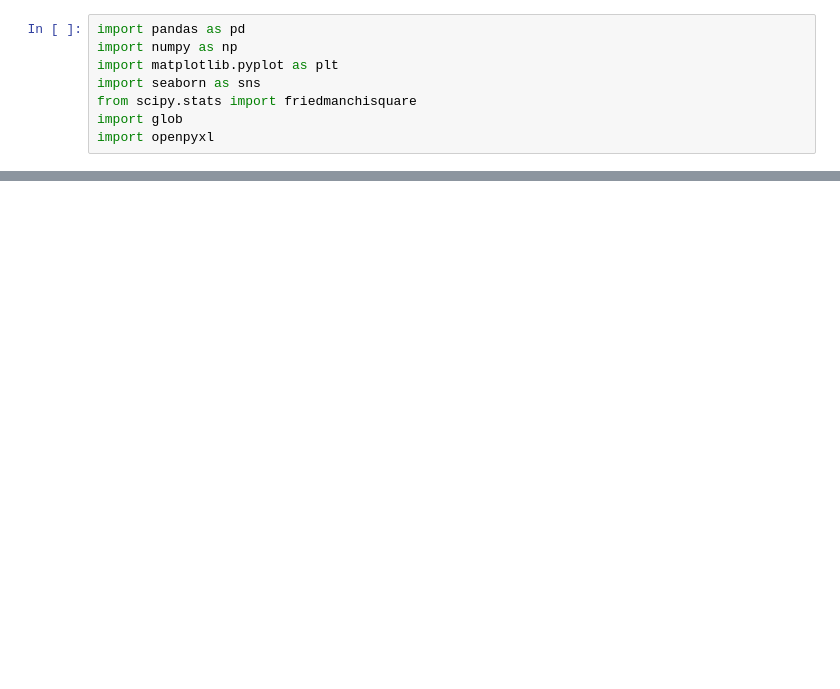
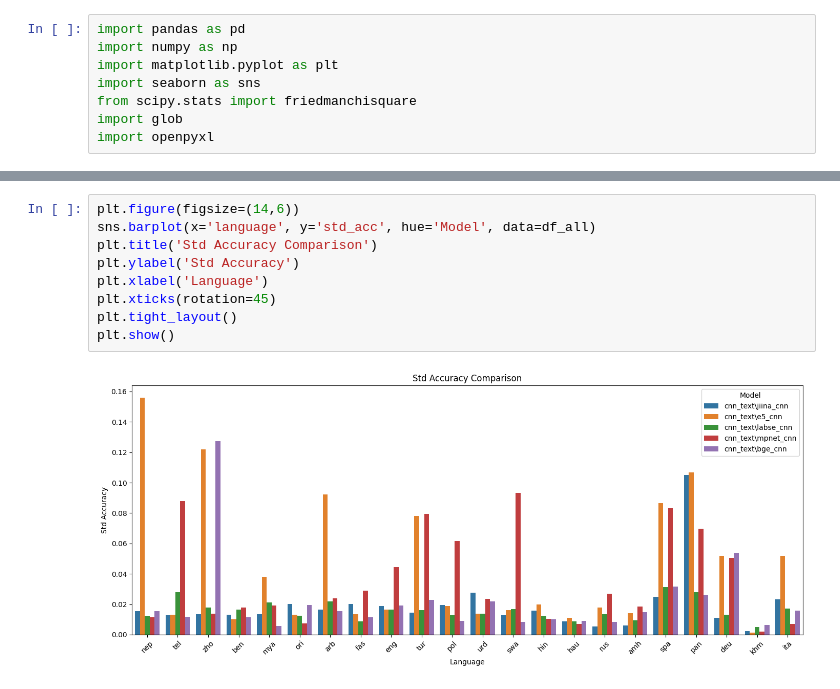
Before and after one commit to Lynn-Myat-Bhone/SemEval-Polar, a Jupyter notebook: combine.ipynb, the cells around one changed output, grey strips where cells are left out. Cells and saved outputs as stored; diff of their text form; blank space fills up the shorter version.

```diff
--- a/combine.ipynb
+++ b/combine.ipynb
@@ -120 +85,12 @@ zho    0.829413  0.856943  0.842304  0.832887          0.836940
+# %%
+plt.figure(figsize=(14,6))
+sns.barplot(x='language', y='std_acc', hue='Model', data=df_all)
+plt.title('Std Accuracy Comparison')
+plt.ylabel('Std Accuracy')
+plt.xlabel('Language')
+plt.xticks(rotation=45)
+plt.tight_layout()
+plt.show()
+# %% [output]
+[figure, added]
 # %%
```
Also changed, not shown: parts of 4 cells of this notebook, 1 other file.
